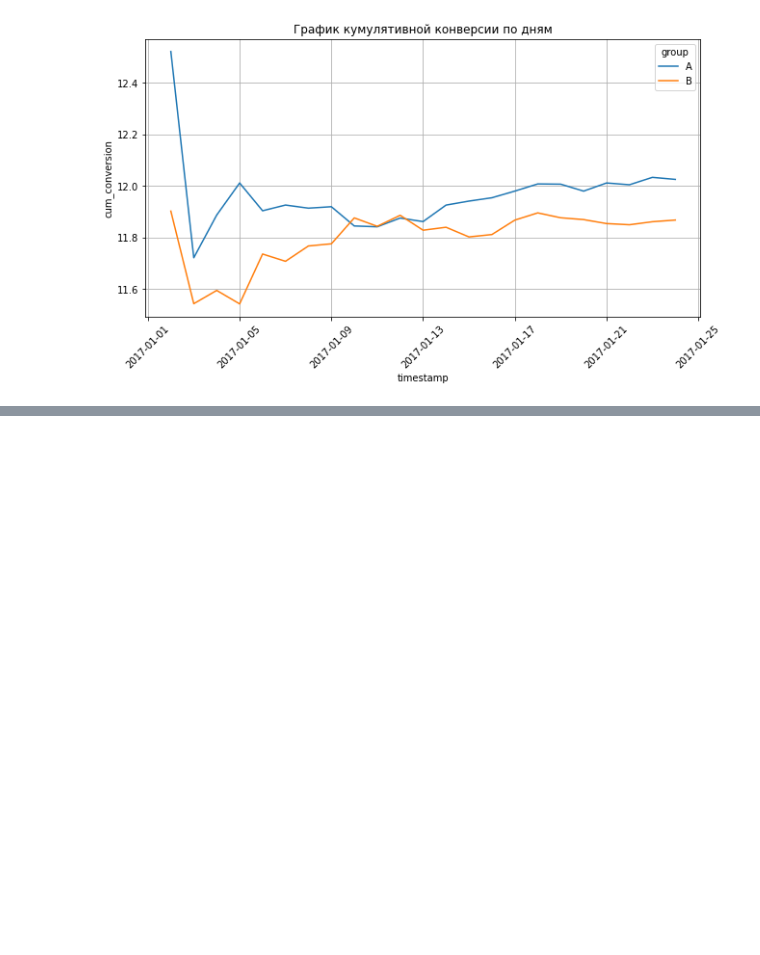
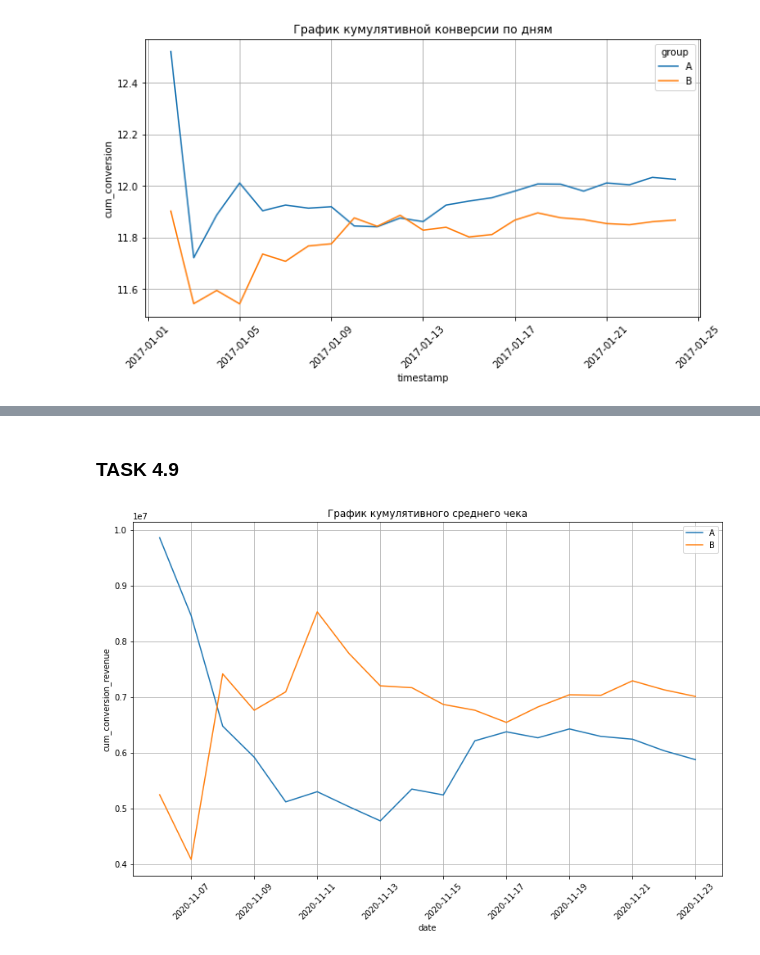
Before and after one commit to AleksejRum/sf_data_science, a Jupyter notebook: Modules/EDA/EDA5_AB_testing/AB_testing.ipynb, the cells around one changed output, grey strips where cells are left out. Cells and saved outputs as stored; diff of their text form; code cells hidden in the pictures; blank space fills up the shorter version.

```diff
--- a/Modules/EDA/EDA5_AB_testing/AB_testing.ipynb
+++ b/Modules/EDA/EDA5_AB_testing/AB_testing.ipynb
@@ -172,0 +309,27 @@ ax.grid(True)
+# %% [markdown]
+### TASK 4.9
+# %%
+fig = plt.figure(figsize=(10,6))
+ax = fig.add_axes([1, 1, 1, 1])
+
+sns.lineplot(
+    data=sample_a_grouped,
+    x = 'date',
+    y = 'cum_conversion_revenue',
+    label="A"
+)
+
+
+sns.lineplot(
+    data=sample_b_grouped,
+    x = 'date',
+    y = 'cum_conversion_revenue',
+    label="B"
+)
+
+
+ax.set_title('График кумулятивного среднего чека')
+ax.xaxis.set_tick_params(rotation = 45)
+ax.grid(True)
+# %% [output]
+[figure, added]
```
Also changed, not shown: parts of 12 cells of this notebook, 2 other files.
